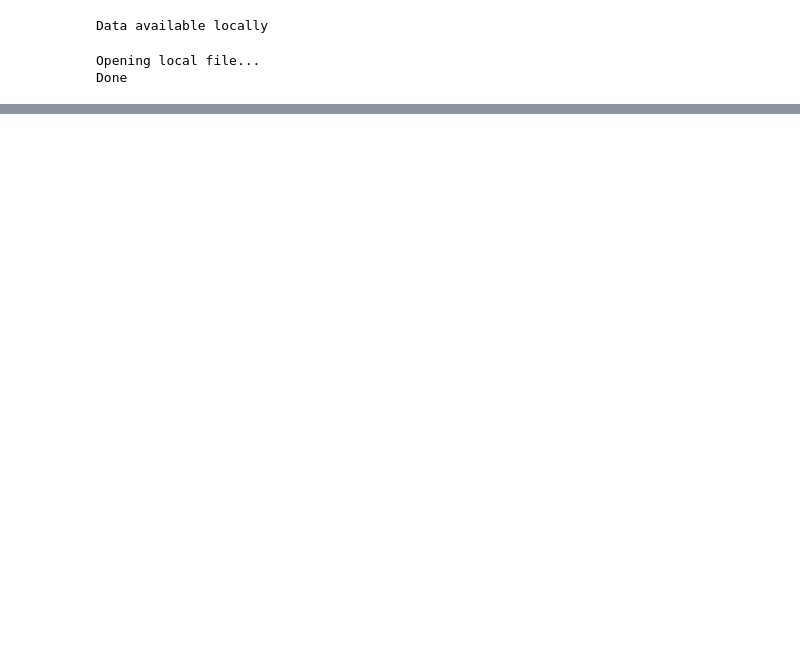
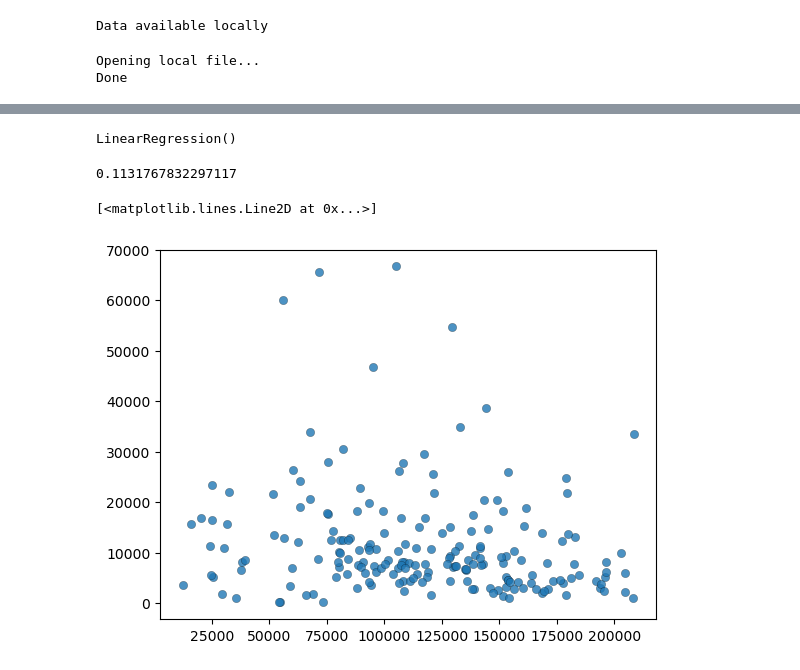
Before and after one commit to peter-amerkhanian/San-Francisco-Service-Analysis, a Jupyter notebook: peter_census_sandbox.ipynb, the cells around one changed output, grey strips where cells are left out. Drawn from its saved outputs; the diff is of its cells as text; code cells hidden in the pictures; blank space fills up the shorter version.

```diff
--- a/peter_census_sandbox.ipynb
+++ b/peter_census_sandbox.ipynb
@@ -68,2 +131,2 @@ tract_count = (jointracts['TRACTCE']
 # %%
-merged_df = land_populated_df.merge(tract_count, left_on="index", right_on="TRACTCE")
+merged_df = land_populated_df.merge(tract_count, left_on="TRACTCE", right_on="index")
@@ -69,0 +168,10 @@ merged_df = land_populated_df.merge(tract_count, left_on="index", right_on="TRAC
+# %%
+merged_df = merged_df[merged_df['Median_household_income_in_the_past_12_months_(in_2019_inflation-adjusted_dollars)'] > 0]
+# %%
+merged_df['Median_age'] = merged_df['Median_age_--_Total']
+merged_df["Income"] = merged_df['Median_household_income_in_the_past_12_months_(in_2019_inflation-adjusted_dollars)']
+merged_df["Population_Density"] = merged_df['Total'] / merged_df['ALAND']
+merged_df["Latinx_Black_Indigenous"] = merged_df['Total_Hispanic_or_Latino%']
+    # merged_df['Total_Not_Hispanic_or_Latino_Black_or_African_American_alone%'] + \
+    # merged_df['Total_Not_Hispanic_or_Latino_American_Indian_and_Alaska_Native_alone%']
+merged_df['log_count'] = np.log(merged_df['Count'])
@@ -69,0 +267,21 @@ merged_df = land_populated_df.merge(tract_count, left_on="index", right_on="TRAC
+# %%
+ols = LinearRegression()
+ols.fit(X, y)
+# %% [output]
+LinearRegression()
+# %%
+ols.score(X, y)
+# %% [output]
+0.1131767832297117
+# %%
+fig, ax = plt.subplots()
+ax.plot(merged_df['Median_household_income_in_the_past_12_months_(in_2019_inflation-adjusted_dollars)'],
+        merged_df['Count'], ".",
+        c="tab:blue",
+        alpha=.8,
+        markersize=12,
+        markeredgecolor="black",
+        markeredgewidth=.2)
+# %% [output]
+[<matplotlib.lines.Line2D at 0x...>]
+[figure, added]
```
Also changed, not shown: parts of 34 cells of this notebook, 5 other files.
